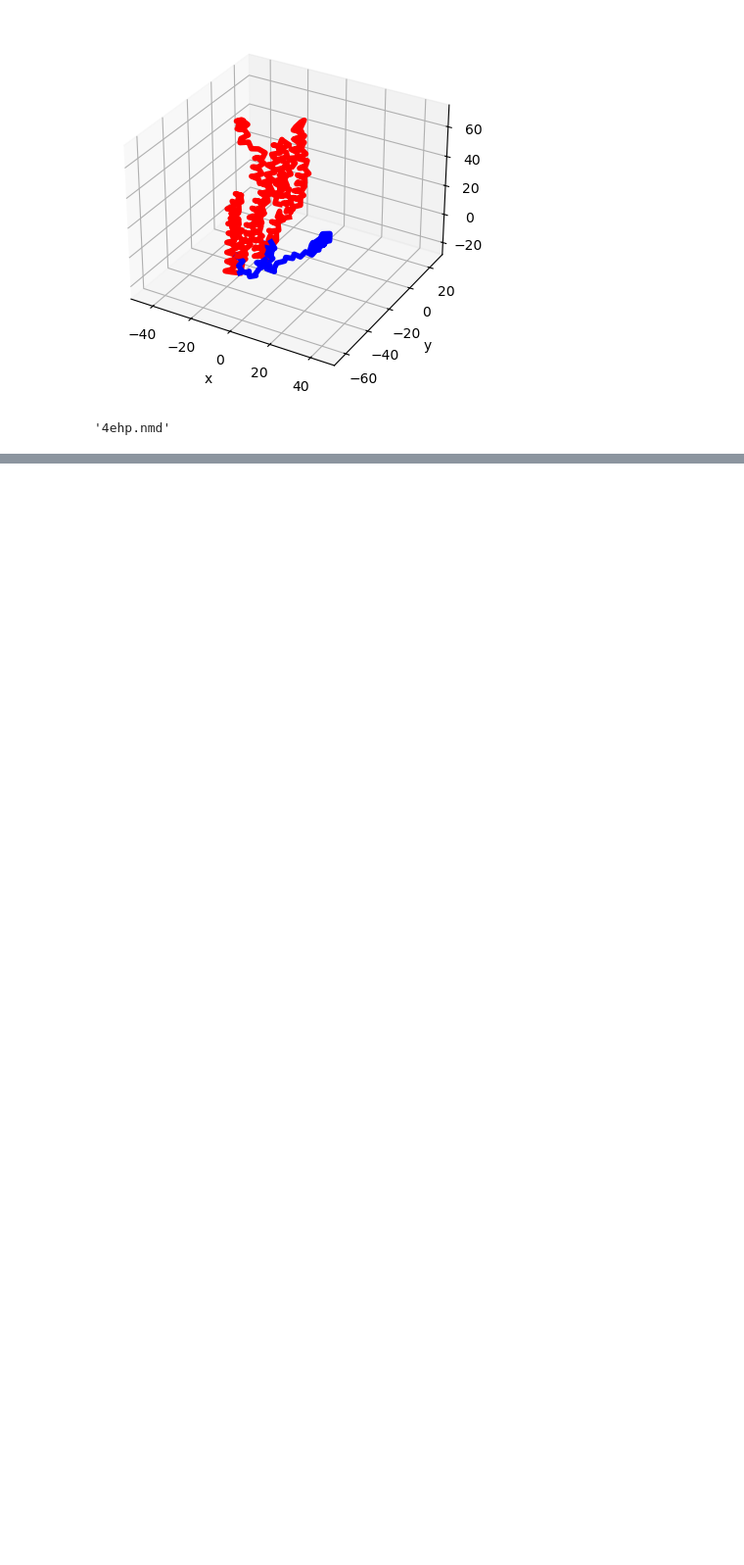
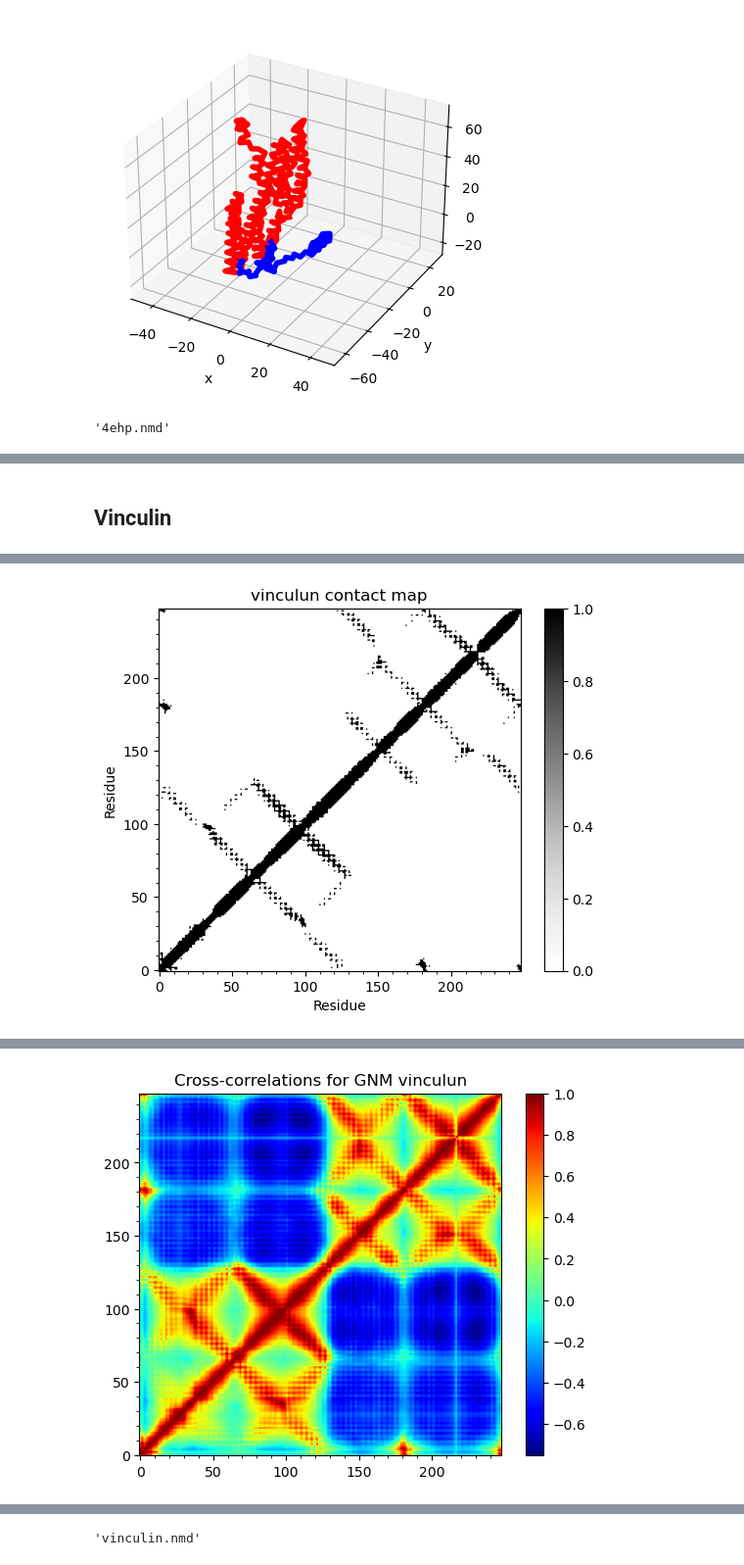
Before and after one commit to smouline/alphacatenin, a Jupyter notebook: 4ehp_nma.ipynb, the cells around one changed output, grey strips where cells are left out. Shown at 98% size. Cells and saved outputs as stored; diff of their text form; code cells hidden in the pictures; blank space fills up the shorter version.

```diff
--- a/4ehp_nma.ipynb
+++ b/4ehp_nma.ipynb
@@ -159,0 +109,7 @@ writeNMD('4ehp.nmd', gnm[:3], c_alphas)
+# %% [markdown]
+## Vinculin
+# %%
+c_alphas = cat_vin.select('calpha and chain A')
+gnm = GNM(name='vinculun')
+gnm_analyze(gnm, c_alphas, 'vinculin')
+# %% [output]
@@ -159,0 +120 @@ writeNMD('4ehp.nmd', gnm[:3], c_alphas)
+[figure, added]
@@ -159,0 +123 @@ writeNMD('4ehp.nmd', gnm[:3], c_alphas)
+[figure, added]
@@ -159,0 +127 @@ writeNMD('4ehp.nmd', gnm[:3], c_alphas)
+'vinculin.nmd'
```
Also changed, not shown: parts of 17 cells of this notebook, 18 other files.
